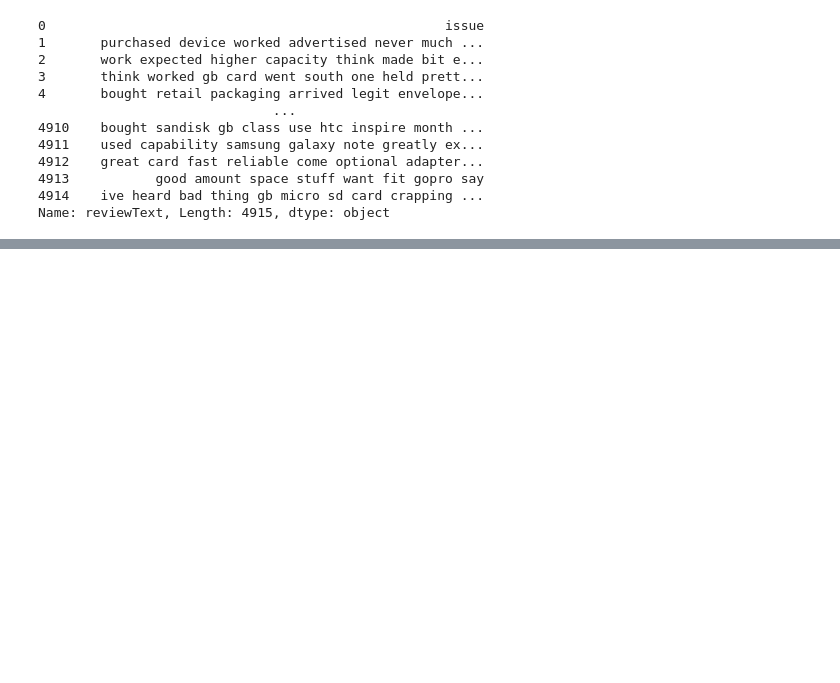
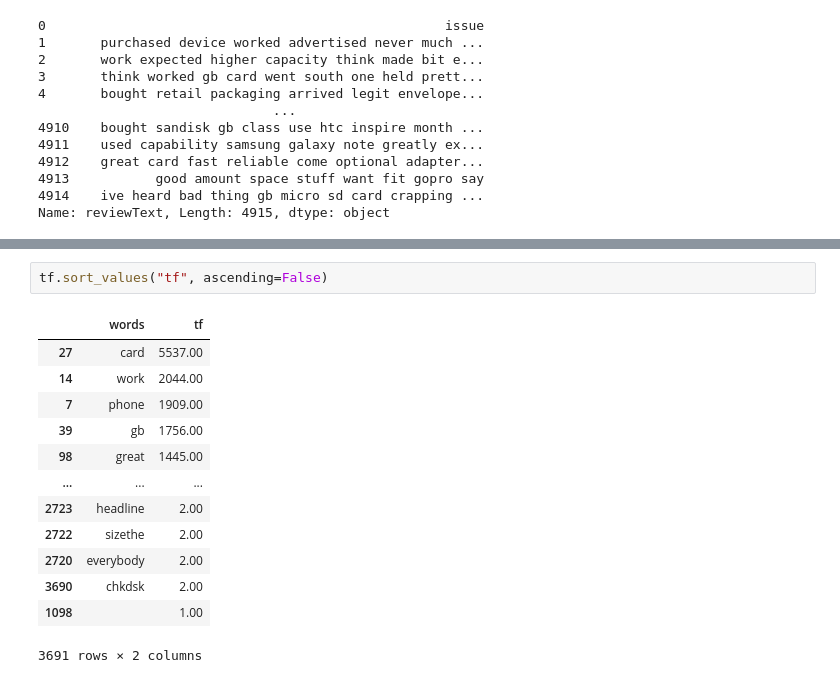
Before and after one commit to giraydorukyurt7/Data_Science-And-Artificial_Intelligence-Journeys, a Jupyter notebook: Natural_Language_Processing/natural_language_processing.ipynb, the cells around one changed output, grey strips where cells are left out. Cells and saved outputs as stored; diff of their text form; blank space fills up the shorter version.

```diff
--- a/Natural_Language_Processing/natural_language_processing.ipynb
+++ b/Natural_Language_Processing/natural_language_processing.ipynb
@@ -256,0 +294,16 @@ Name: reviewText, Length: 4915, dtype: object
+# %%
+tf.sort_values("tf", ascending=False)
+# %% [output]
+|  | words | tf |
+| 27 | card | 5537.00 |
+| 14 | work | 2044.00 |
+| 7 | phone | 1909.00 |
+| 39 | gb | 1756.00 |
+| 98 | great | 1445.00 |
+| ... | ... | ... |
+| 2723 | headline | 2.00 |
+| 2722 | sizethe | 2.00 |
+| 2720 | everybody | 2.00 |
+| 3690 | chkdsk | 2.00 |
+| 1098 |  | 1.00 |
+3691 rows × 2 columns
```
Also changed, not shown: parts of 14 cells of this notebook.
